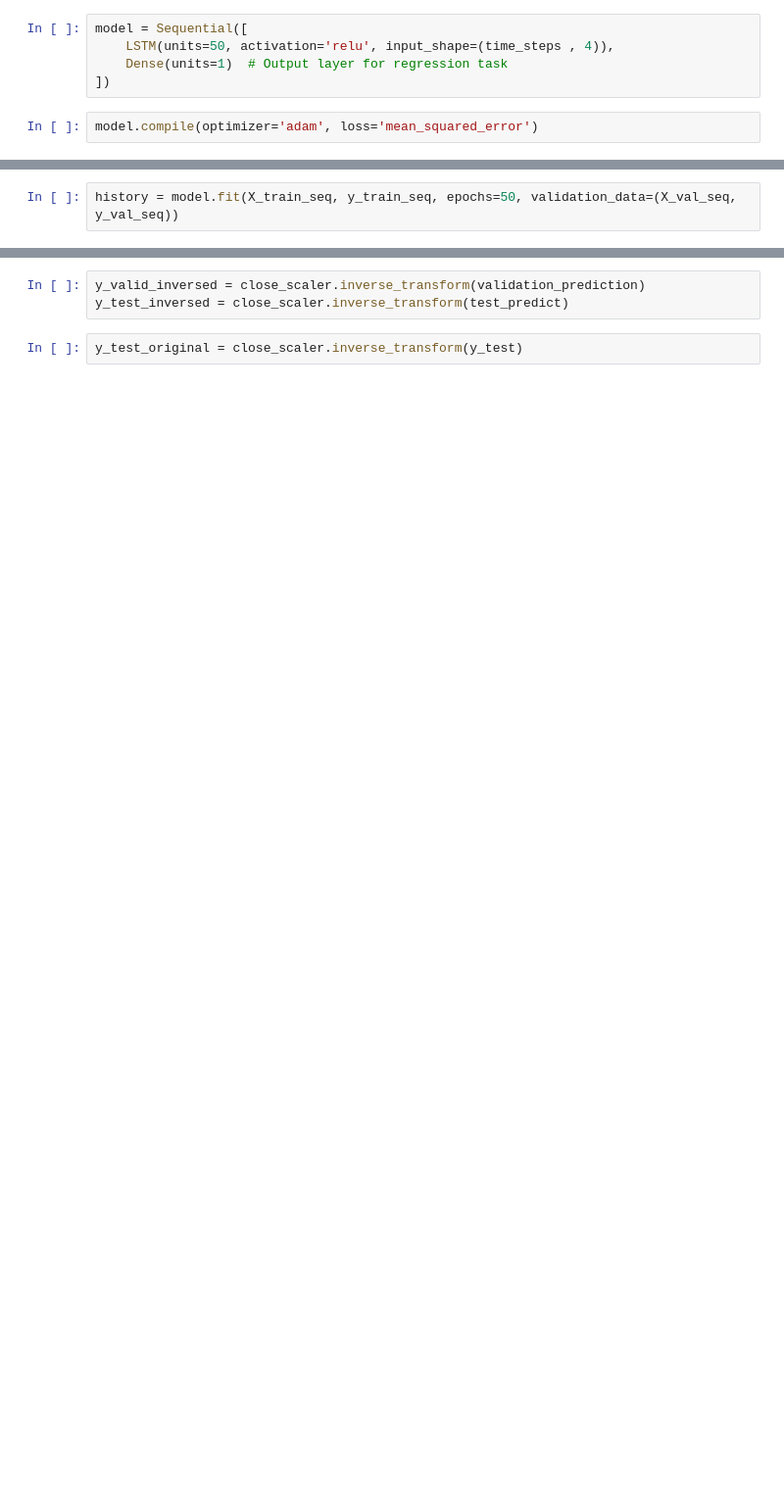
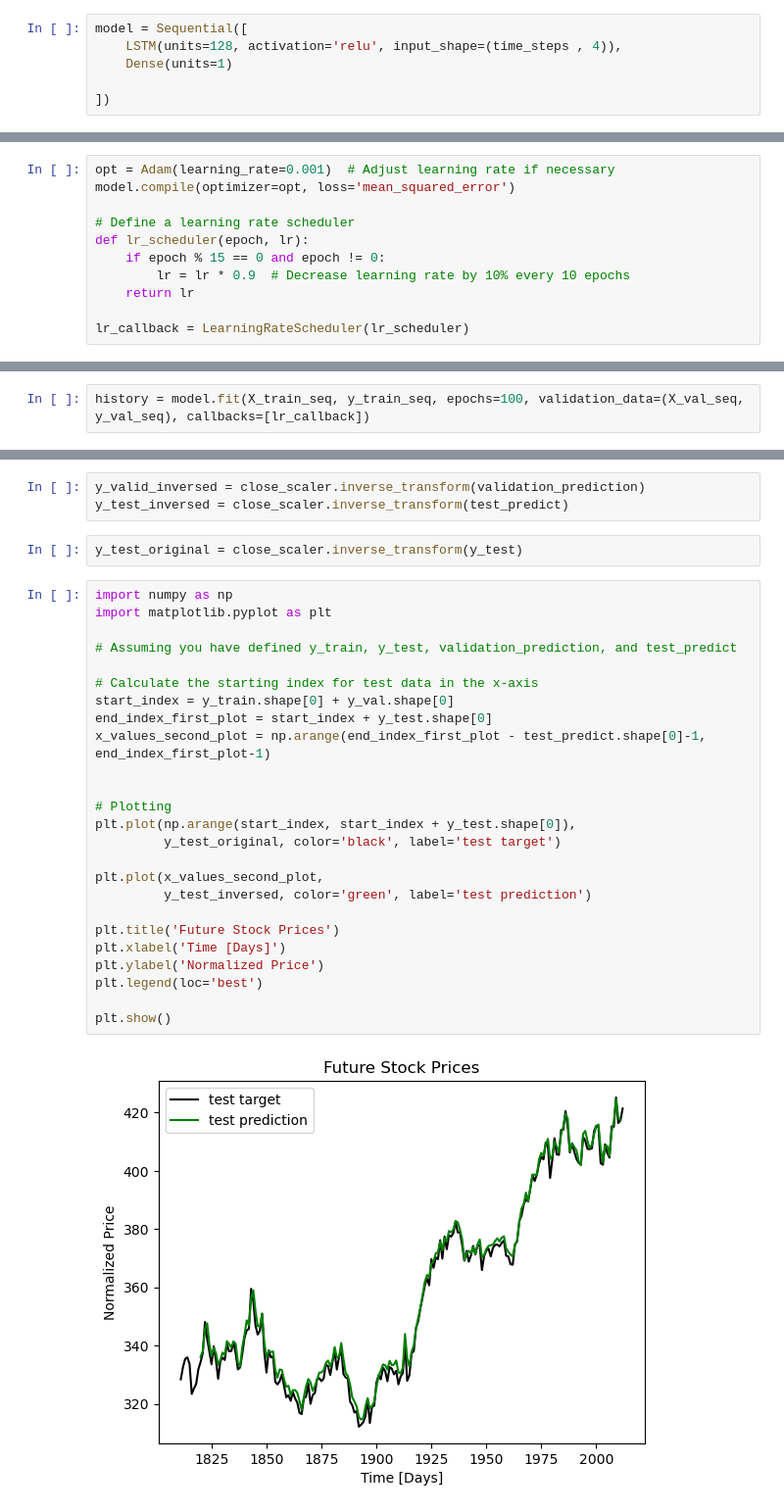
Before and after one commit to AndreiDebreceni/ai-stock-prediction, a Jupyter notebook: ai-stock-prediction.ipynb, the cells around one changed output, grey strips where cells are left out. Shown at 98% size. Drawn from its saved outputs; the diff is of its cells as text; blank space fills up the shorter version.

```diff
--- a/ai-stock-prediction.ipynb
+++ b/ai-stock-prediction.ipynb
@@ -145,7 +170,6 @@ X_test_seq, y_test_seq = create_time_steps(X_test, time_steps)
 # %%
 model = Sequential([
-    LSTM(units=50, activation='relu', input_shape=(time_steps , 4)),
-    Dense(units=1)  # Output layer for regression task
+    LSTM(units=128, activation='relu', input_shape=(time_steps , 4)),
+    Dense(units=1)
+
 ])
-# %%
-model.compile(optimizer='adam', loss='mean_squared_error')
@@ -151,0 +178,11 @@ model.compile(optimizer='adam', loss='mean_squared_error')
+# %%
+opt = Adam(learning_rate=0.001)  # Adjust learning rate if necessary
+model.compile(optimizer=opt, loss='mean_squared_error')
+
+# Define a learning rate scheduler
+def lr_scheduler(epoch, lr):
+    if epoch % 15 == 0 and epoch != 0:
+        lr = lr * 0.9  # Decrease learning rate by 10% every 10 epochs
+    return lr
+
+lr_callback = LearningRateScheduler(lr_scheduler)
@@ -152,3 +193,3 @@ model.compile(optimizer='adam', loss='mean_squared_error')
 # %%
-history = model.fit(X_train_seq, y_train_seq, epochs=50, validation_data=(X_val_seq, y_val_seq))
+history = model.fit(X_train_seq, y_train_seq, epochs=100, validation_data=(X_val_seq, y_val_seq), callbacks=[lr_callback])
 # %% [output]
@@ -180,3 +221,30 @@ y_valid_inversed = close_scaler.inverse_transform(validation_prediction)
 y_test_inversed = close_scaler.inverse_transform(test_predict)
 # %%
 y_test_original = close_scaler.inverse_transform(y_test)
+# %%
+import numpy as np
+import matplotlib.pyplot as plt
+
+# Assuming you have defined y_train, y_test, validation_prediction, and test_predict
+
+# Calculate the starting index for test data in the x-axis
+start_index = y_train.shape[0] + y_val.shape[0]
+end_index_first_plot = start_index + y_test.shape[0]
+x_values_second_plot = np.arange(end_index_first_plot - test_predict.shape[0]-1, end_index_first_plot-1)
+
+
+# Plotting
+plt.plot(np.arange(start_index, start_index + y_test.shape[0]),
+         y_test_original, color='black', label='test target')
+
+plt.plot(x_values_second_plot,
+         y_test_inversed, color='green', label='test prediction')
+
+plt.title('Future Stock Prices')
+plt.xlabel('Time [Days]')
+plt.ylabel('Normalized Price')
+plt.legend(loc='best')
+
+plt.show()
+# %% [output]
+[figure, added]
```
Also changed, not shown: parts of 27 cells of this notebook.
